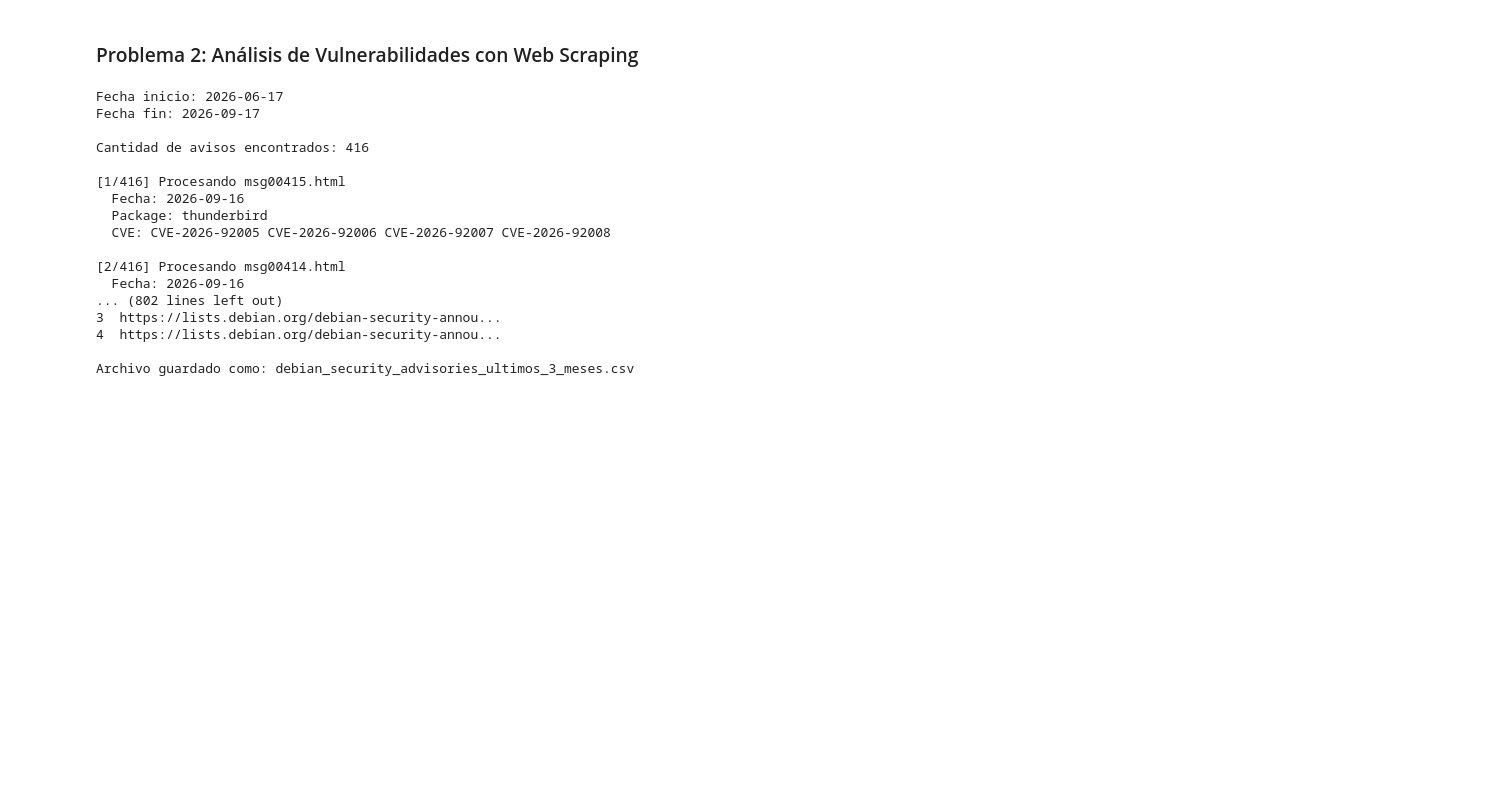
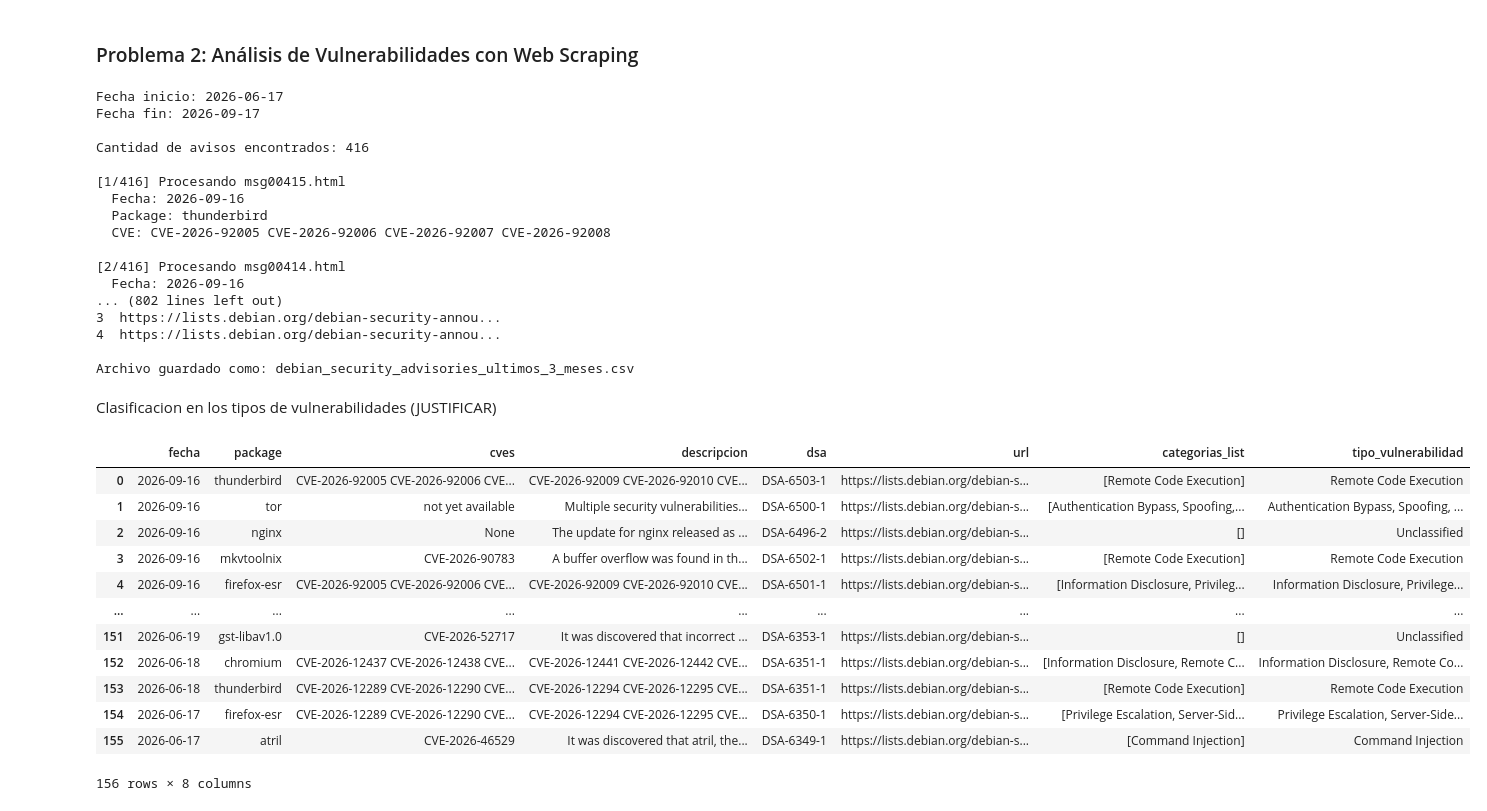
Before and after one commit to Julian15868/MeliChallenge, a Jupyter notebook: notebook/Problema 2- Vulnerabilidades debian/02_debian_security_scraping.ipynb, the cells around one changed output. Drawn from its saved outputs; the diff is of its cells as text; code cells hidden in the pictures; blank space fills up the shorter version.

Commit message:
Problema 2: clasificacion semantica de vulnerabilidades (embeddings + keywords) y preparacion del dataset para Looker Studio

```diff
--- a/notebook/Problema 2- Vulnerabilidades debian/02_debian_security_scraping.ipynb
+++ b/notebook/Problema 2- Vulnerabilidades debian/02_debian_security_scraping.ipynb
@@ -403,3 +403,5 @@ print(
     "\nArchivo guardado como:",
     "debian_security_advisories_ultimos_3_meses.csv"
 )
+# %% [markdown]
+Clasificacion en los tipos de vulnerabilidades (JUSTIFICAR)
@@ -405,0 +527,65 @@ print(
+# %%
+# Cargar modelo de embeddings
+model = SentenceTransformer("all-MiniLM-L6-v2")
+
+# Pre-calcular embeddings usando la frase principal de cada categoría
+nombres_categorias = list(categorias_mapeo.keys())
+embeddings_categorias = model.encode(nombres_categorias)
+
+def limpiar_y_clasificar(texto, umbral=0.28):
+    if not texto or pd.isna(texto):
+        return []
+
+    # PASO 1: Limpieza drástica de patrones CVE y caracteres basura para eliminar ruido
+    texto_limpio = re.sub(r'CVE-\d{4}-\d+', '', texto)
+    texto_limpio = re.sub(r'\s+', ' ', texto_limpio).strip()
+
+    # PASO 2: Clasificación por Embeddings con umbral optimizado (0.28)
+    embedding_texto = model.encode([texto_limpio])
+    similitudes = cosine_similarity(embedding_texto, embeddings_categorias)[0]
+
+    categorias_detectadas = set()
+    for i, score in enumerate(similitudes):
+        if score >= umbral:
+            categorias_detectadas.add(nombres_categorias[i])
+
+    # PASO 3: Respaldo por palabras clave para capturar términos explícitos omitidos
+    texto_minusculas = texto.lower()
+    for cat, sinonimos in categorias_mapeo.items():
+        for sinonimo in sinonimos:
+            if sinonimo.lower() in texto_minusculas:
+                categorias_detectadas.add(cat)
+                break
+
+    return list(categorias_detectadas)
+
+# =====================================================================
+# Aplicar al DataFrame original
+# =====================================================================
+df["categorias_list"] = df["descripcion"].apply(lambda x: limpiar_y_clasificar(x))
+
+# =====================================================================
+# 5. Aplicar al DataFrame (Simulación con tus datos estructurados)
+# =====================================================================
+
+# Para facilitar la exportación a Looker Studio, creamos una cadena separada por comas
+df["tipo_vulnerabilidad"] = df["categorias_list"].apply(lambda x: ", ".join(x) if x else "Unclassified")
+
+# Mostramos el resultado estructurado
+df.head(10)
+# Guardamos en Resultados.csv
+df.to_csv("Resultados.csv")
+# %% [output]
+|  | fecha | package | cves | descripcion | dsa | url | categorias_list | tipo_vulnerabilidad |
+| 0 | 2026-09-16 | thunderbird | CVE-2026-92005 CVE-2026-92006 CVE... | CVE-2026-92009 CVE-2026-92010 CVE... | DSA-6503-1 | https://lists.debian.org/debian-s... | [Remote Code Execution] | Remote Code Execution |
+| 1 | 2026-09-16 | tor | not yet available | Multiple security vulnerabilities... | DSA-6500-1 | https://lists.debian.org/debian-s... | [Authentication Bypass, Spoofing,... | Authentication Bypass, Spoofing, ... |
+| 2 | 2026-09-16 | nginx | None | The update for nginx released as ... | DSA-6496-2 | https://lists.debian.org/debian-s... | [] | Unclassified |
+| 3 | 2026-09-16 | mkvtoolnix | CVE-2026-90783 | A buffer overflow was found in th... | DSA-6502-1 | https://lists.debian.org/debian-s... | [Remote Code Execution] | Remote Code Execution |
+| 4 | 2026-09-16 | firefox-esr | CVE-2026-92005 CVE-2026-92006 CVE... | CVE-2026-92009 CVE-2026-92010 CVE... | DSA-6501-1 | https://lists.debian.org/debian-s... | [Information Disclosure, Privileg... | Information Disclosure, Privilege... |
+| ... | ... | ... | ... | ... | ... | ... | ... | ... |
+| 151 | 2026-06-19 | gst-libav1.0 | CVE-2026-52717 | It was discovered that incorrect ... | DSA-6353-1 | https://lists.debian.org/debian-s... | [] | Unclassified |
+| 152 | 2026-06-18 | chromium | CVE-2026-12437 CVE-2026-12438 CVE... | CVE-2026-12441 CVE-2026-12442 CVE... | DSA-6351-1 | https://lists.debian.org/debian-s... | [Information Disclosure, Remote C... | Information Disclosure, Remote Co... |
+| 153 | 2026-06-18 | thunderbird | CVE-2026-12289 CVE-2026-12290 CVE... | CVE-2026-12294 CVE-2026-12295 CVE... | DSA-6351-1 | https://lists.debian.org/debian-s... | [Remote Code Execution] | Remote Code Execution |
+| 154 | 2026-06-17 | firefox-esr | CVE-2026-12289 CVE-2026-12290 CVE... | CVE-2026-12294 CVE-2026-12295 CVE... | DSA-6350-1 | https://lists.debian.org/debian-s... | [Privilege Escalation, Server-Sid... | Privilege Escalation, Server-Side... |
+| 155 | 2026-06-17 | atril | CVE-2026-46529 | It was discovered that atril, the... | DSA-6349-1 | https://lists.debian.org/debian-s... | [Command Injection] | Command Injection |
+156 rows × 8 columns
```
Also changed, not shown: parts of 4 cells of this notebook, 2 other files.
